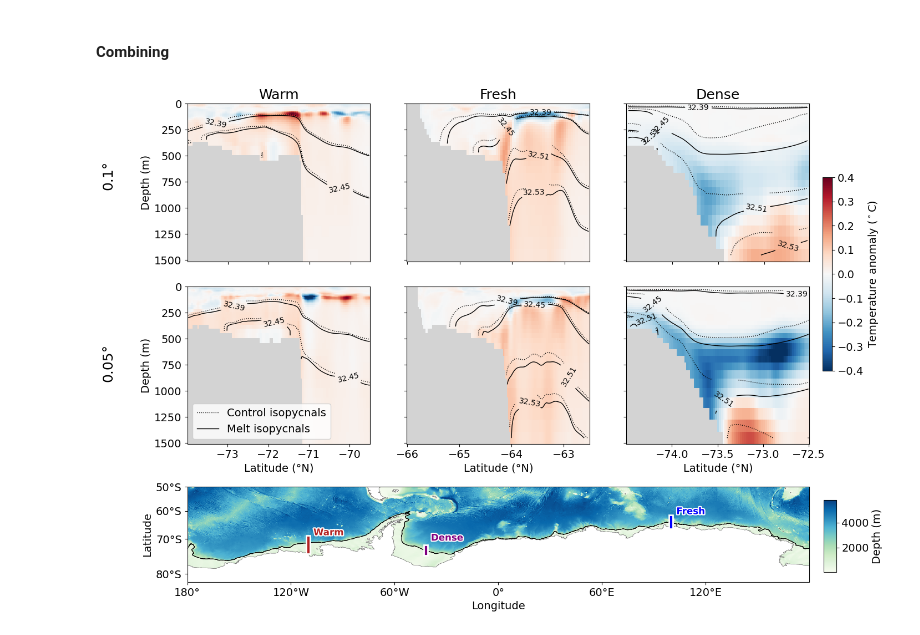
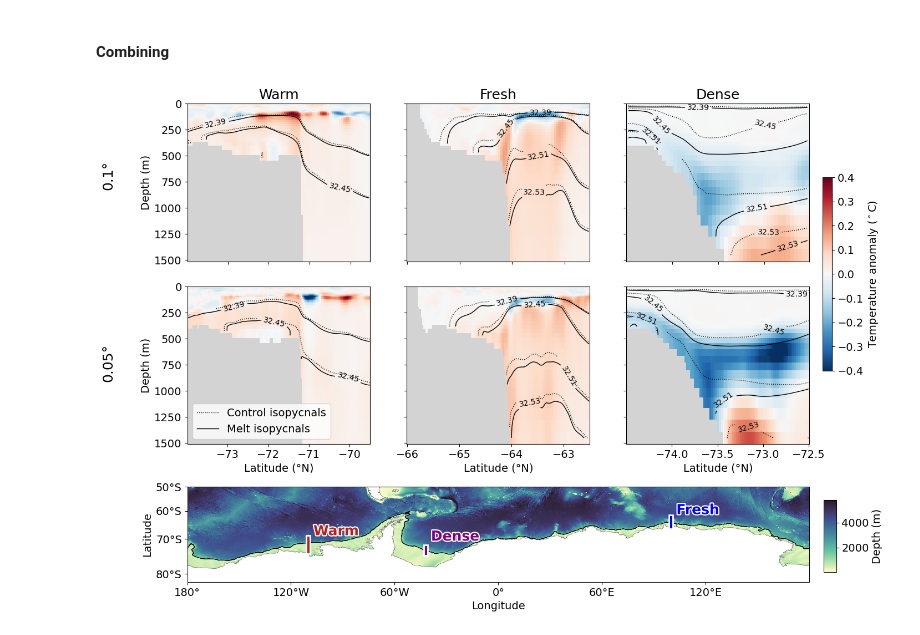
Before and after one commit to adele-morrison/panan-meltwater, a Jupyter notebook: notebooks/temp_analysis/RegimeTransects_Figures_PanAns.ipynb, the cells around one changed output. Cells and saved outputs as stored; diff of their text form; code cells hidden in the pictures.

```diff
--- a/notebooks/temp_analysis/RegimeTransects_Figures_PanAns.ipynb
+++ b/notebooks/temp_analysis/RegimeTransects_Figures_PanAns.ipynb
@@ -339,7 +350,7 @@ for i in range(2):
             add_colorbar=False
         )
 
-        # Melt isopycnals
+        # --- Melt isopycnals ---
         contour_melt = ax.contour(
             data["rhoM"]['yh'],
             data["rhoM"]['z_l'],
@@ -348,10 +359,19 @@ for i in range(2):
             colors='k',
             linewidths=1
         )
-        melt_labels = ax.clabel(contour_melt, inline=True, fontsize=10, fmt='%1.2f')
+
+        melt_labels = ax.clabel(
+            contour_melt,
+            inline=True,
+            fontsize=10,
+            fmt='%1.2f',
+            use_clabeltext=True  # places labels better and avoids collisions
+        )
+
+        # Collect melt label positions
         label_positions = [txt.get_position() for txt in melt_labels]
 
-        # Control isopycnals
+        # --- Control isopycnals ---
         contour_control = ax.contour(
             data["rhoC"]['yh'],
             data["rhoC"]['z_l'],
@@ -361,10 +381,30 @@ for i in range(2):
             linestyles=':',
             linewidths=1
         )
-        control_labels = ax.clabel(contour_control, fmt='%1.2f', inline=True, fontsize=10,
-                                   manual=label_positions)
-        for txt in control_labels:
-            txt.set_color('none')
+
+        if j == 2:  # Only in Dense column
+            # Place all control labels
+            control_labels = ax.clabel(
+                contour_control,
+                fmt='%1.2f',
+                inline=True,
+                fontsize=10
+            )
+
+            # Midpoint longitude/latitude
+            xmid = float(data["rhoC"]['yh'].mean())
+
+            # Hide only those on the LEFT half
+            for txt in control_labels:
+                x, y = txt.get_position()
+                if x <= xmid:   # left-hand side
+                    txt.set_color("none")   # text invisible, gap remains
+        else:
+            # Hide labels in other columns
+            control_labels = ax.clabel(contour_control, fmt='%1.2f', inline=True, fontsize=10)
+            for txt in control_labels:
+                txt.set_color("none")
+
 
         ax.invert_yaxis()
 
@@ -424,7 +464,7 @@ ax_map.set_extent([-280, -30, -82, -50], crs=ccrs.PlateCarree())
 mappable = deptho.plot(
     ax=ax_map,
     transform=ccrs.PlateCarree(),
-    cmap='GnBu',
+    cmap=cm.cm.deep, #'GnBu',
     add_colorbar=False
 )
 
@@ -446,32 +486,32 @@ ax_map.contour(land_mask.cf['X'], land_mask.cf['Y'], land_mask,
                levels=[0, 1], colors='dimgrey', linewidths=0.5, transform=ccrs.PlateCarree())
 ax_map.contour(shelf_mask.cf['X'], shelf_mask.cf['Y'], shelf_mask,
                levels=[0, 1], colors='k', linewidths=0.4, transform=ccrs.PlateCarree())
 
 # Transect lines
 lines = [
     (-260, (-66, -62.5), "Fresh", 'blue'),
     (-110, (-74, -69.5), "Warm", 'firebrick'),
     (-42,  (-74.5, -72.5), "Dense", 'purple')
 ]
 
 for lon, (lat_start, lat_end), label, color in lines:
     lon_plot = ((lon + 180) % 360) - 180
     ax_map.plot([lon_plot, lon_plot], [lat_start, lat_end],
                 color='white', linewidth=7, transform=ccrs.PlateCarree(), zorder=2)
     ax_map.plot([lon_plot, lon_plot], [lat_start, lat_end],
                 color=color, linewidth=3, transform=ccrs.PlateCarree(), zorder=3)
     mid_lat = (lat_start + lat_end) / 2
     txt = ax_map.text(lon_plot + 3, mid_lat + 3, label, color=color,
-                      fontsize=12, fontweight='bold', transform=ccrs.PlateCarree(), zorder=4)
+                      fontsize=18, fontweight='bold', transform=ccrs.PlateCarree(), zorder=4)
     txt.set_path_effects([
         path_effects.Stroke(linewidth=3, foreground='white'),
         path_effects.Normal()
     ])
 
 plt.show()
 
 # Save figure
 fig.savefig("/g/data/g40/kc5856/thesis_figures/resolution_regimetransects_temp_with_map.png",
             dpi=300, bbox_inches='tight')
 # %% [output]
-[figure, old version]
+[figure, new version]
```
Also changed, not shown: parts of 11 cells of this notebook, 22 other files.
